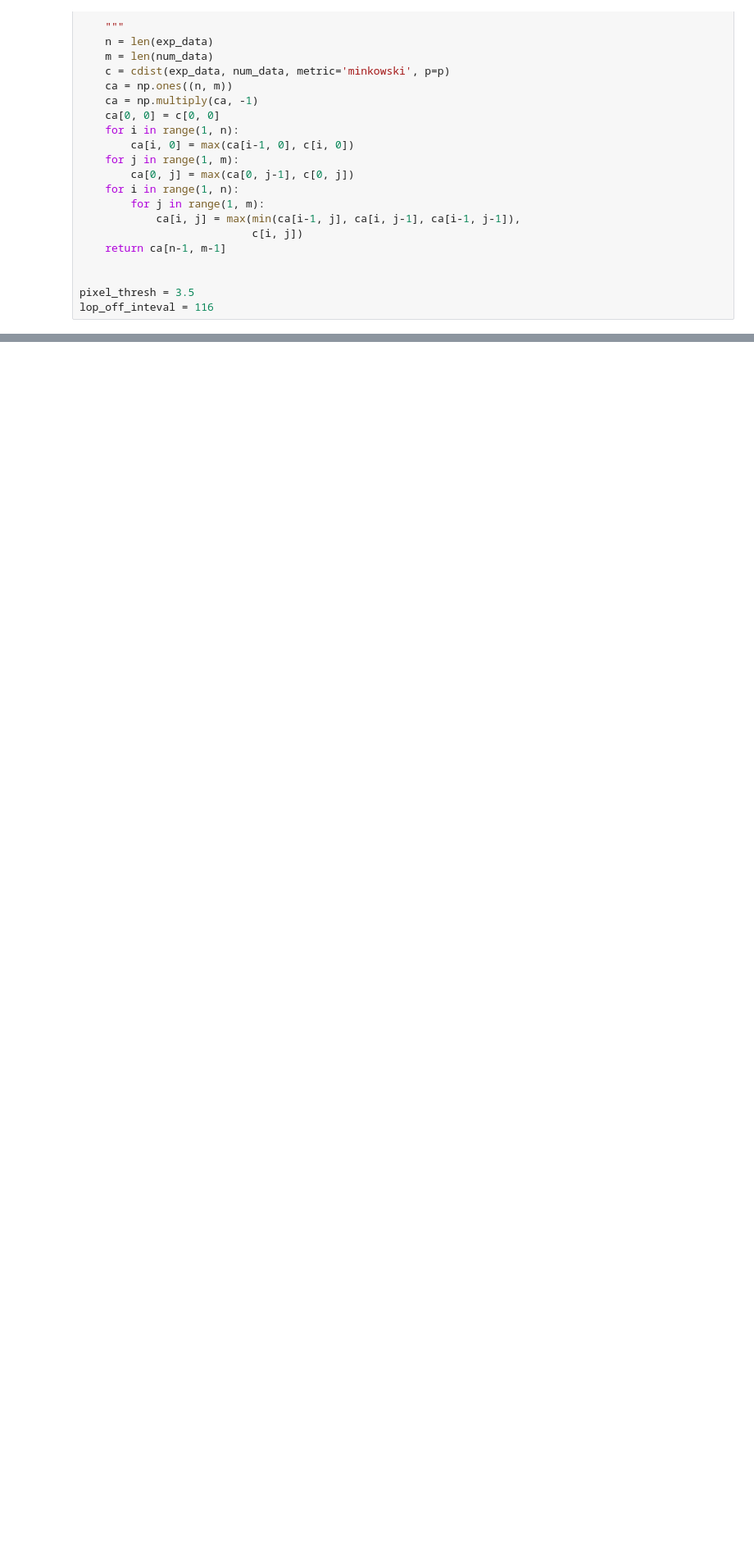
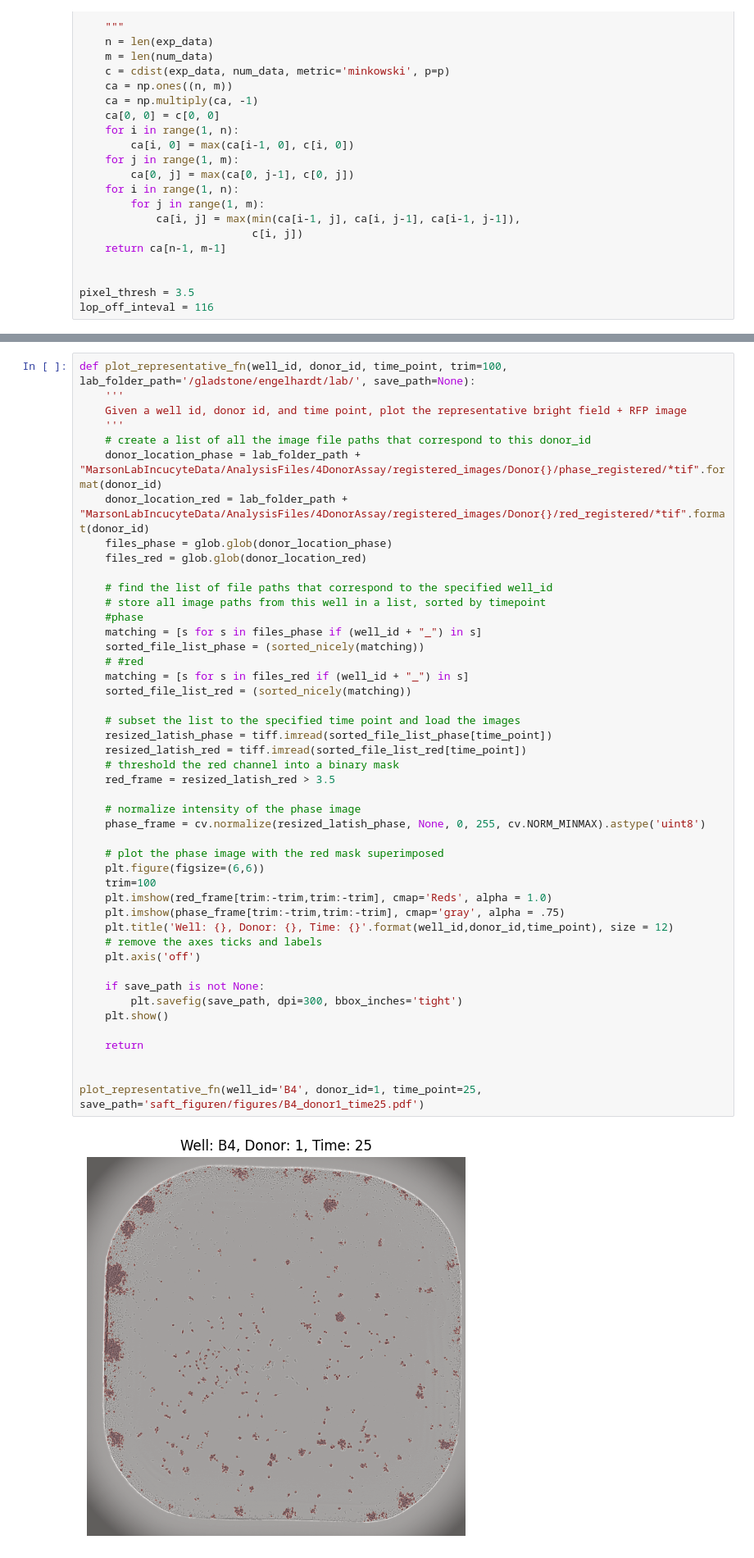
Before and after one commit to bee-hive/sflcba, a Jupyter notebook: sift_knn_prop-Copy4.ipynb, the cells around one changed output, grey strips where cells are left out. Shown at 82% size. Cells and saved outputs as stored; diff of their text form; blank space fills up the shorter version.

Commit message:
create function for plotting representative images

```diff
--- a/sift_knn_prop-Copy4.ipynb
+++ b/sift_knn_prop-Copy4.ipynb
@@ -233,0 +243,48 @@ print("bleeba")
+# %%
+def plot_representative_fn(well_id, donor_id, time_point, trim=100, lab_folder_path='/gladstone/engelhardt/lab/', save_path=None):
+    '''
+    Given a well id, donor id, and time point, plot the representative bright field + RFP image
+    '''
+    # create a list of all the image file paths that correspond to this donor_id
+    donor_location_phase = lab_folder_path + "MarsonLabIncucyteData/AnalysisFiles/4DonorAssay/registered_images/Donor{}/phase_registered/*tif".format(donor_id)
+    donor_location_red = lab_folder_path + "MarsonLabIncucyteData/AnalysisFiles/4DonorAssay/registered_images/Donor{}/red_registered/*tif".format(donor_id)
+    files_phase = glob.glob(donor_location_phase)
+    files_red = glob.glob(donor_location_red)
+
+    # find the list of file paths that correspond to the specified well_id
+    # store all image paths from this well in a list, sorted by timepoint
+    #phase
+    matching = [s for s in files_phase if (well_id + "_") in s]
+    sorted_file_list_phase = (sorted_nicely(matching))
+    # #red
+    matching = [s for s in files_red if (well_id + "_") in s]
+    sorted_file_list_red = (sorted_nicely(matching))
+
+    # subset the list to the specified time point and load the images
+    resized_latish_phase = tiff.imread(sorted_file_list_phase[time_point])
+    resized_latish_red = tiff.imread(sorted_file_list_red[time_point])
+    # threshold the red channel into a binary mask
+    red_frame = resized_latish_red > 3.5
+
+    # normalize intensity of the phase image
+    phase_frame = cv.normalize(resized_latish_phase, None, 0, 255, cv.NORM_MINMAX).astype('uint8')
+
+    # plot the phase image with the red mask superimposed
+    plt.figure(figsize=(6,6))
+    trim=100
+    plt.imshow(red_frame[trim:-trim,trim:-trim], cmap='Reds', alpha = 1.0)
+    plt.imshow(phase_frame[trim:-trim,trim:-trim], cmap='gray', alpha = .75)
+    plt.title('Well: {}, Donor: {}, Time: {}'.format(well_id,donor_id,time_point), size = 12)
+    # remove the axes ticks and labels
+    plt.axis('off')
+
+    if save_path is not None:
+        plt.savefig(save_path, dpi=300, bbox_inches='tight')
+    plt.show()
+
+    return
+
+
+plot_representative_fn(well_id='B4', donor_id=1, time_point=25, save_path='saft_figuren/figures/B4_donor1_time25.pdf')
+# %% [output]
+[figure, added]
```
Also changed, not shown: parts of 24 cells of this notebook.
